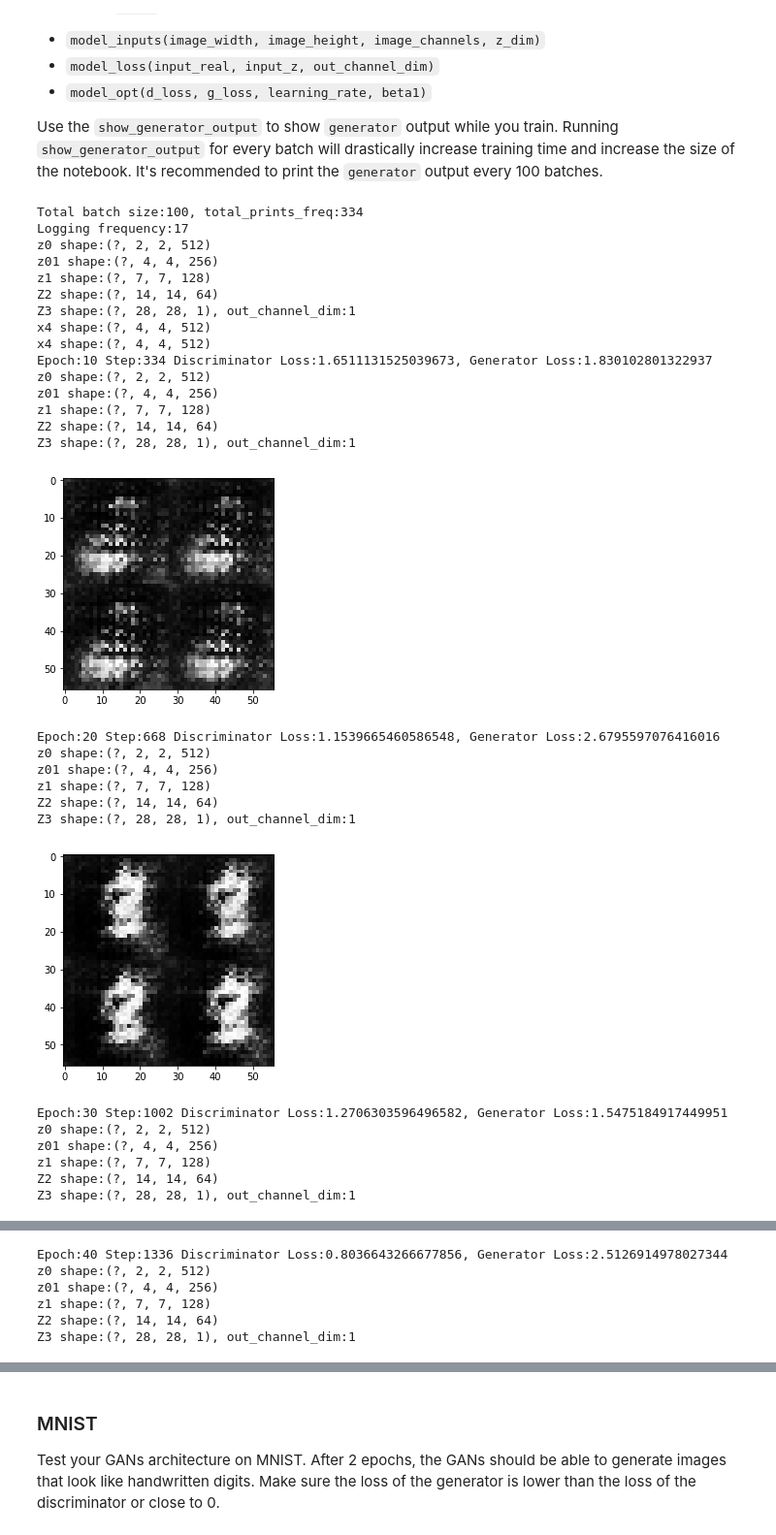
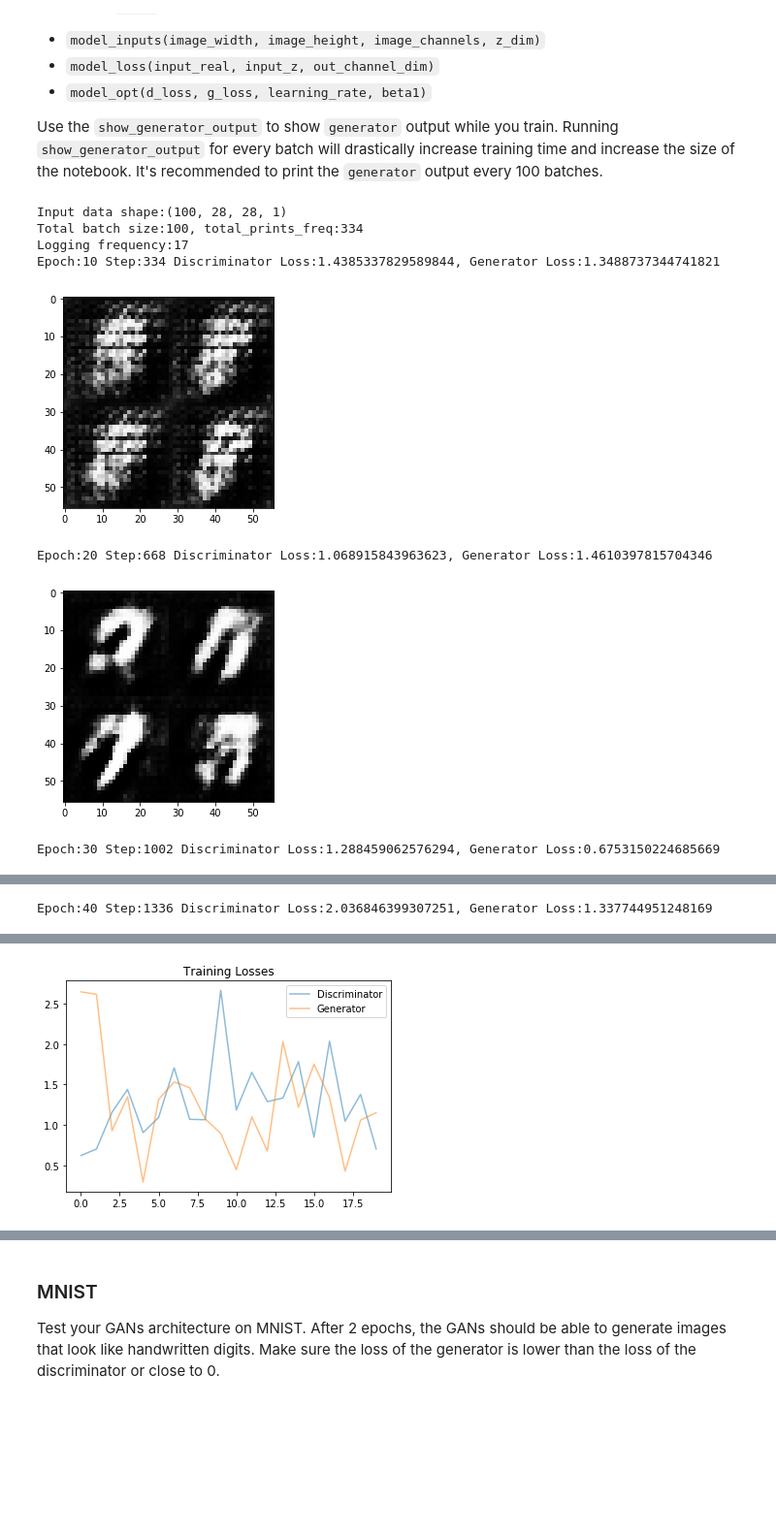
Before and after one commit to fingorn/deep-learning, a Jupyter notebook: face_generation/dlnd_face_generation.ipynb, the cells around one changed output, grey strips where cells are left out. Shown at 97% size. Cells and saved outputs as stored; diff of their text form; code cells hidden in the pictures; blank space fills up the shorter version.

```diff
--- a/face_generation/dlnd_face_generation.ipynb
+++ b/face_generation/dlnd_face_generation.ipynb
@@ -418,7 +406,7 @@ Use the `show_generator_output` to show `generator` output while you train. Runn
 import math
 tf.reset_default_graph()
 def train(epoch_count, batch_size, z_dim, learning_rate, beta1, get_batches, data_shape, data_image_mode,
-         total_prints=5, total_logs=100, adam_epsilon=1e-08):
+         total_prints=5, total_logs=100, adam_epsilon=1e-08, checkpoint_name='generator.chkpt'):
     """
     Train the GAN
     :param epoch_count: Number of epochs
@@ -432,6 +420,7 @@ def train(epoch_count, batch_size, z_dim, learning_rate, beta1, get_batches, dat
     """
     # TODO: Build Model
 #     total_prints = 5
+    print("Input data shape:{}".format(data_shape))
     total_prints_freq = math.ceil(data_shape[0] / batch_size * epoch_count / total_prints)
 
     print("Total batch size:{}, total_prints_freq:{}".format(data_shape[0],total_prints_freq))
@@ -445,7 +434,7 @@ def train(epoch_count, batch_size, z_dim, learning_rate, beta1, get_batches, dat
 
     d_train, g_train = model_opt(d_loss, g_loss, lr, beta1,epsilon=adam_epsilon)
 
-#     saver = tf.train.Saver()
+    saver = tf.train.Saver()
 
     sample, losses = [], []
     step_count=0
@@ -484,10 +473,10 @@ def train(epoch_count, batch_size, z_dim, learning_rate, beta1, get_batches, dat
                         print("Epoch:{} Step:{} Discriminator Loss:{}, Generator Loss:{}".format(epoch,step_count,
                                                                                                  dis_loss,gen_loss))
                         #Show generator output
-                        show_generator_output(sess, 8, z_input, data_shape[3], data_image_mode)
+                        show_generator_output(sess, 4, z_input, data_shape[3], data_image_mode)
 
 
-#         saver.save(sess,'./checkpoints/generator.chkpt')
+        saver.save(sess,'./checkpoints/'+checkpoint_name)
     return losses
 # %%
 mnist_sample = helper.Dataset('mnist', glob(os.path.join(data_dir, 'test_sample/*.jpg')))
@@ -494,33 +491,14 @@ mnist_sample = helper.Dataset('mnist', glob(os.path.join(data_dir, 'test_sample/
 # %%
 tf.reset_default_graph()
-losses = train(50, 3, 100, 0.0001, 0.2, mnist_sample.get_batches, mnist_sample.shape, mnist_sample.image_mode )
+losses = train(50, 3, 100, 0.0001, 0.5, mnist_sample.get_batches, mnist_sample.shape,
+               mnist_sample.image_mode, checkpoint_name='mnist_small.chkpt')
+plot_loss(losses)
 # %% [output]
+Input data shape:(100, 28, 28, 1)
 Total batch size:100, total_prints_freq:334
 Logging frequency:17
-z0 shape:(?, 2, 2, 512)
-z01 shape:(?, 4, 4, 256)
-z1 shape:(?, 7, 7, 128)
-Z2 shape:(?, 14, 14, 64)
-Z3 shape:(?, 28, 28, 1), out_channel_dim:1
-x4 shape:(?, 4, 4, 512)
-x4 shape:(?, 4, 4, 512)
-Epoch:10 Step:334 Discriminator Loss:1.6511131525039673, Generator Loss:1.830102801322937
-z0 shape:(?, 2, 2, 512)
-z01 shape:(?, 4, 4, 256)
-z1 shape:(?, 7, 7, 128)
-Z2 shape:(?, 14, 14, 64)
-Z3 shape:(?, 28, 28, 1), out_channel_dim:1
+Epoch:10 Step:334 Discriminator Loss:1.4385337829589844, Generator Loss:1.3488737344741821
-[figure, old version]
+[figure, new version]
-Epoch:20 Step:668 Discriminator Loss:1.1539665460586548, Generator Loss:2.6795597076416016
-z0 shape:(?, 2, 2, 512)
-z01 shape:(?, 4, 4, 256)
-z1 shape:(?, 7, 7, 128)
-Z2 shape:(?, 14, 14, 64)
-Z3 shape:(?, 28, 28, 1), out_channel_dim:1
+Epoch:20 Step:668 Discriminator Loss:1.068915843963623, Generator Loss:1.4610397815704346
-[figure, old version]
+[figure, new version]
-Epoch:30 Step:1002 Discriminator Loss:1.2706303596496582, Generator Loss:1.5475184917449951
-z0 shape:(?, 2, 2, 512)
-z01 shape:(?, 4, 4, 256)
-z1 shape:(?, 7, 7, 128)
-Z2 shape:(?, 14, 14, 64)
-Z3 shape:(?, 28, 28, 1), out_channel_dim:1
+Epoch:30 Step:1002 Discriminator Loss:1.288459062576294, Generator Loss:0.6753150224685669
@@ -528,6 +506 @@ Z3 shape:(?, 28, 28, 1), out_channel_dim:1
-Epoch:40 Step:1336 Discriminator Loss:0.8036643266677856, Generator Loss:2.5126914978027344
-z0 shape:(?, 2, 2, 512)
-z01 shape:(?, 4, 4, 256)
-z1 shape:(?, 7, 7, 128)
-Z2 shape:(?, 14, 14, 64)
-Z3 shape:(?, 28, 28, 1), out_channel_dim:1
+Epoch:40 Step:1336 Discriminator Loss:2.036846399307251, Generator Loss:1.337744951248169
@@ -534,0 +508 @@ Z3 shape:(?, 28, 28, 1), out_channel_dim:1
+[figure, added]
```
Also changed, not shown: parts of 10 cells of this notebook.
